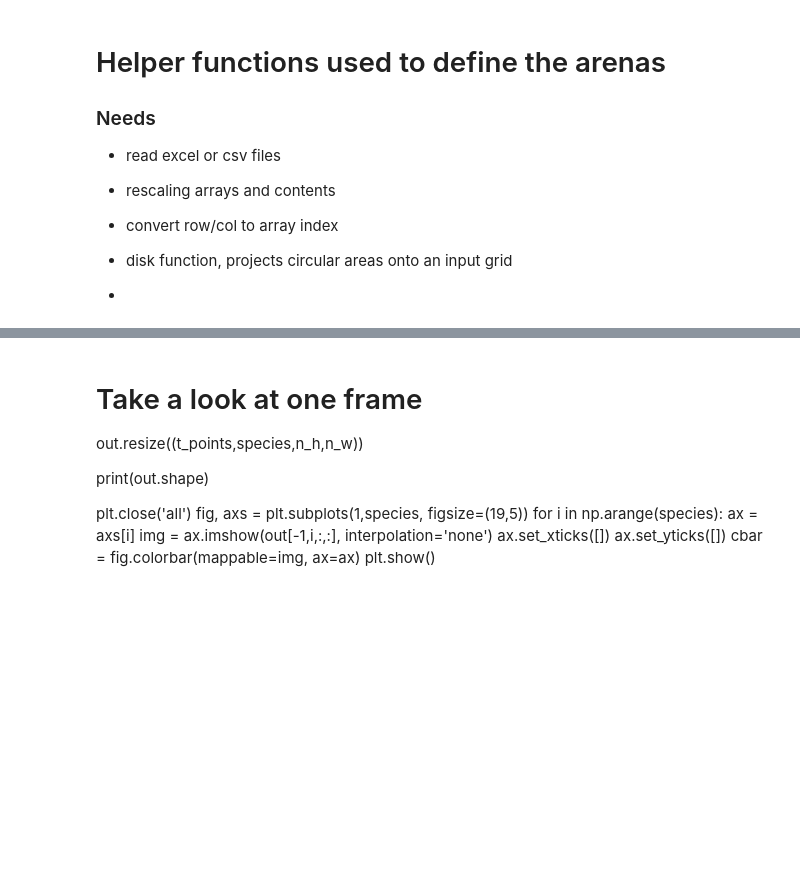
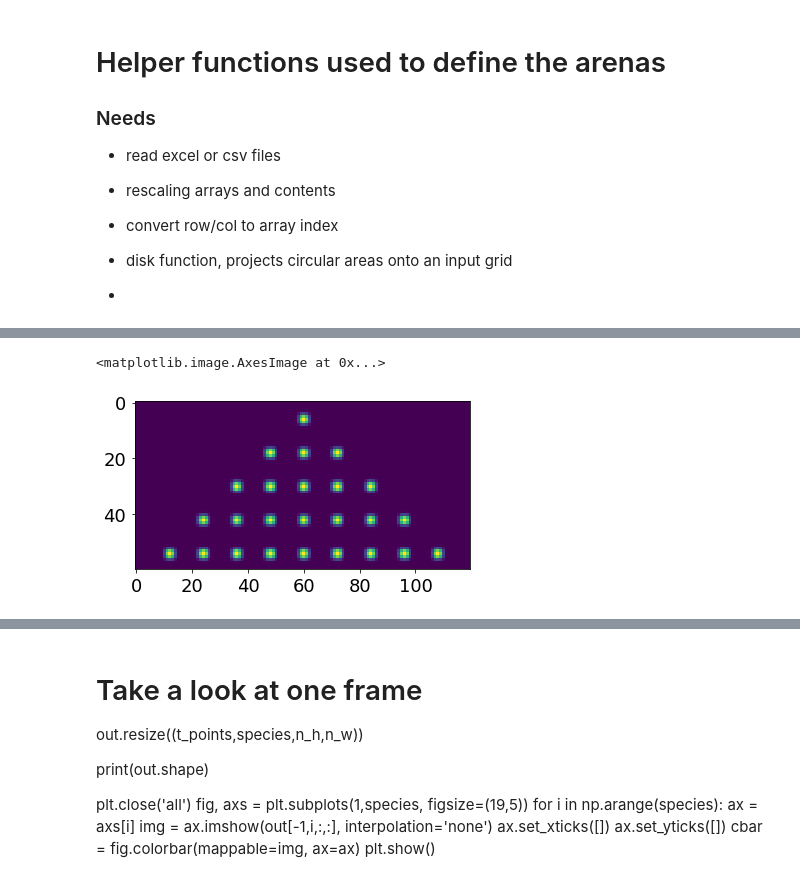
Before and after one commit to boospooky/omnitray-modeling, a Jupyter notebook: omnitray-modeling/microsim_ca/simulation_notebook_ca.ipynb, the cells around one changed output, grey strips where cells are left out. Drawn from its saved outputs; the diff is of its cells as text; code cells hidden in the pictures; blank space fills up the shorter version.

```diff
--- a/omnitray-modeling/microsim_ca/simulation_notebook_ca.ipynb
+++ b/omnitray-modeling/microsim_ca/simulation_notebook_ca.ipynb
@@ -484,0 +401,9 @@ parm_df shape: (729, 24)
+# %%
+arr = np.zeros((species, n_h, n_w))
+dest_wells, ahl_centers = prep_spot_positions(n_h, n_w)
+dims = np.array([species, n_h, n_w])
+arr = prep_initial_condition(dest_wells, ahl_centers, dims, p0, arr)
+plt.imshow(arr[cell_inds,:,:].sum(axis=0))
+# %% [output]
+<matplotlib.image.AxesImage at 0x...>
+[figure, added]
```
Also changed, not shown: parts of 28 cells of this notebook.
